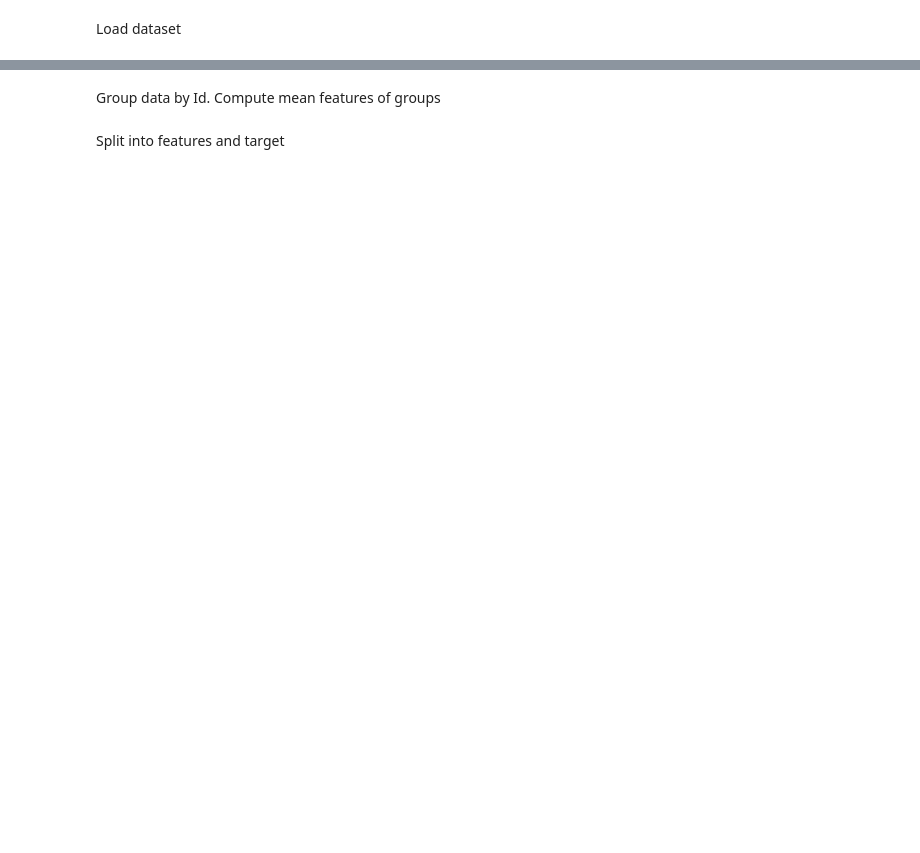
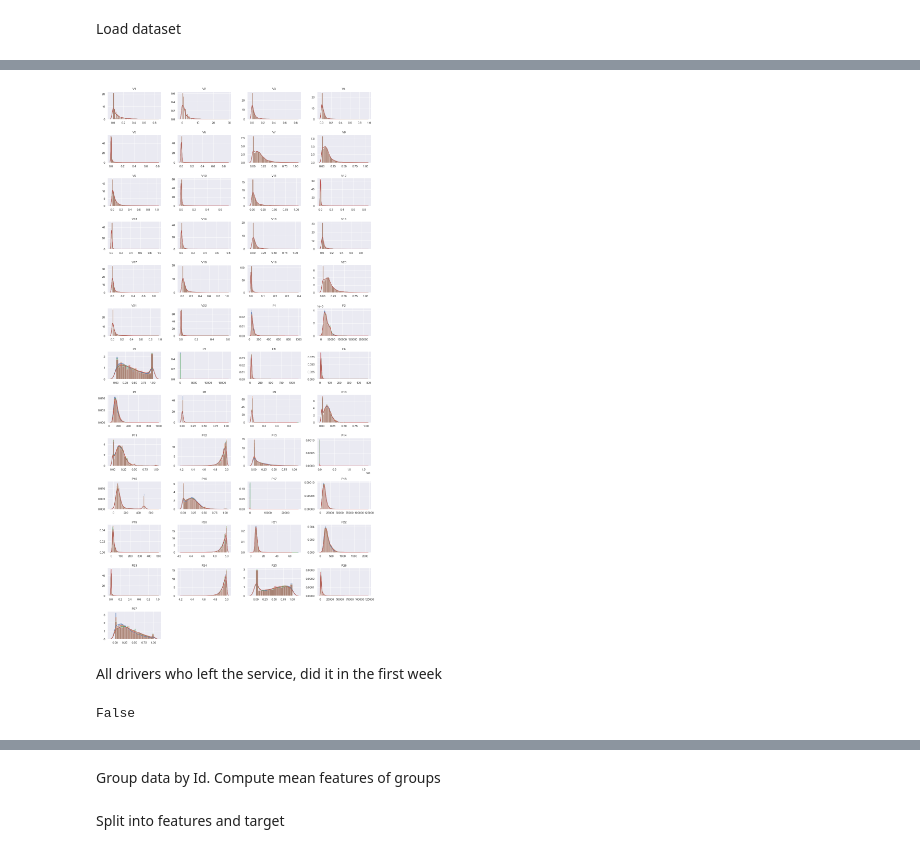
Before and after one commit to DarialovAndrew/INT20H-Data-Science, a Jupyter notebook: test_task_solution.ipynb, the cells around one changed output, grey strips where cells are left out. Cells and saved outputs as stored; diff of their text form; code cells hidden in the pictures; blank space fills up the shorter version.

```diff
--- a/test_task_solution.ipynb
+++ b/test_task_solution.ipynb
@@ -15,0 +73,24 @@ test_data = pd.read_csv("./test.csv")
+# %%
+fig, axes = plt.subplots(13, 4, figsize=(15, 30))
+axes = axes.flatten()
+
+for c, ax in zip(data.drop(['Id', 'Week', 'target'], axis=1).columns, axes):
+    data.groupby('Week')[c].apply(lambda x: sns.distplot(x, ax=ax, label=x.name))
+    ax.set_title(c)
+    ax.set_ylabel('')
+    ax.set_xlabel('')
+plt.tight_layout()
+
+for ax in axes[-3:]:
+    ax.set_axis_off()
+
+plt.show()
+# %% [output]
+[figure, added]
+# %% [markdown]
+All drivers who left the service, did it in the first week
+# %%
+tmp = data[data["target"]==1].groupby("Id")["target"].sum()
+np.all(tmp != 4)
+# %% [output]
+False
```
Also changed, not shown: parts of 15 cells of this notebook.
